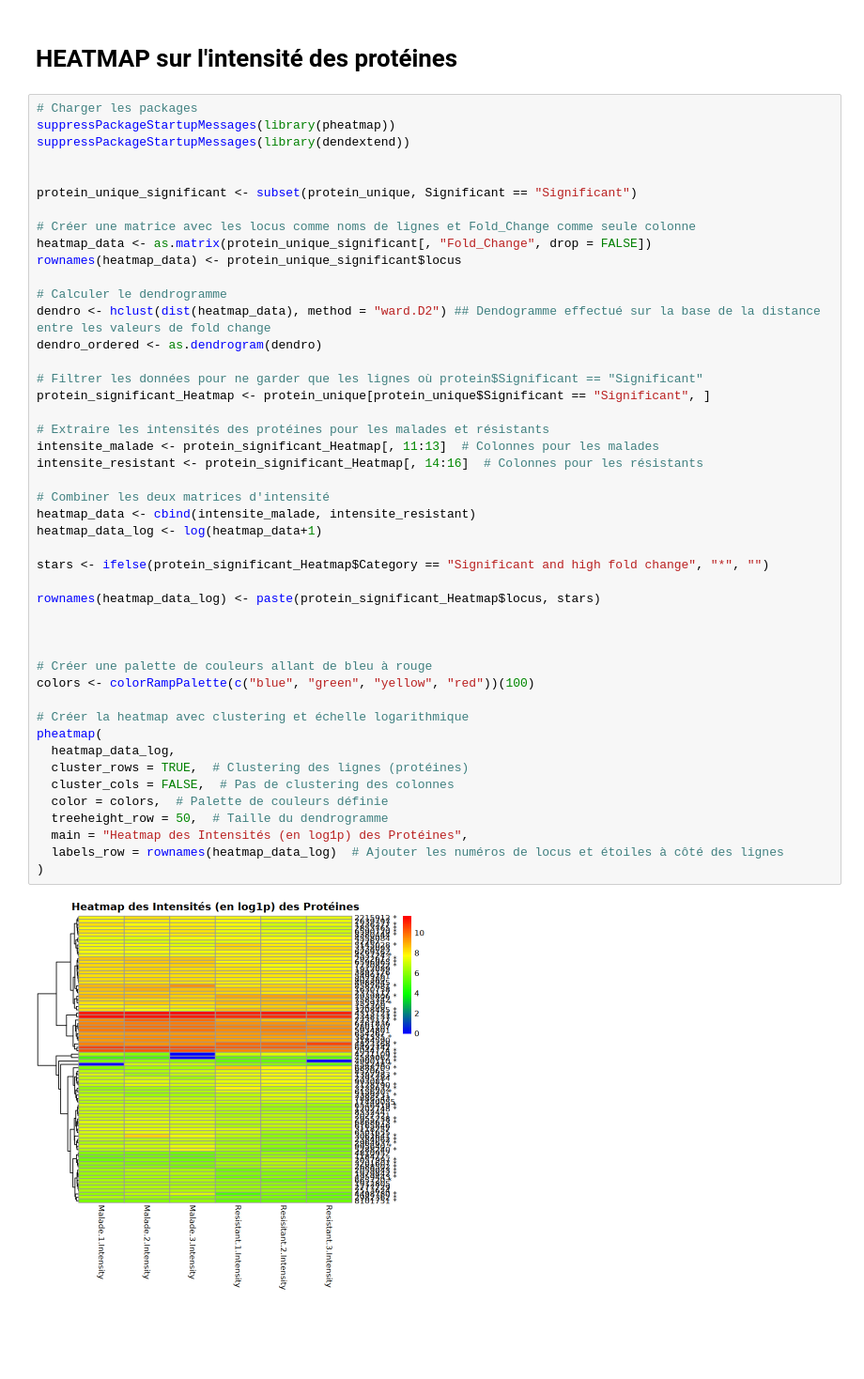
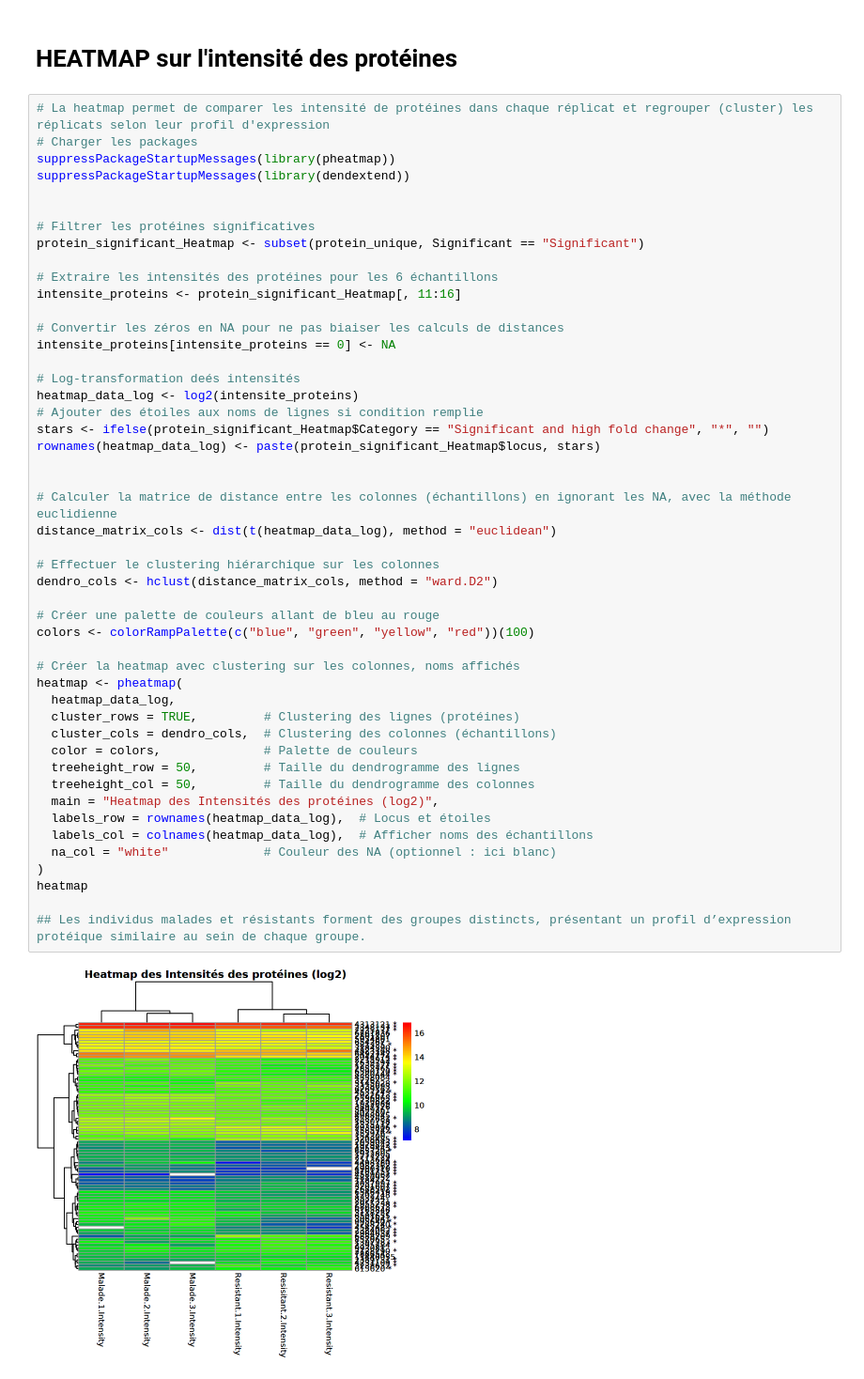
Before and after one commit to LouisePyrosoma/Project_Ruditapes_philippinarium, a Jupyter notebook: 1_selection_proteines.ipynb, the cells around one changed output. Shown: that part at 94% size. Cells and saved outputs as stored; diff of their text form; blank space fills up the shorter version.

Commit message:
Version_finale_projet_FAIR_Ruditapes
Ensemble des données destinées à ReFAIR l'étude Morgan Smits, 2020 sur les profils protéiques de Ruditapes decussatus face à Vibrio tapetis

```diff
--- a/1_selection_proteines.ipynb
+++ b/1_selection_proteines.ipynb
@@ -124,50 +134,52 @@ Warning message:
 # %% [markdown]
 # HEATMAP sur l'intensité des protéines
 # %%
+# La heatmap permet de comparer les intensité de protéines dans chaque réplicat et regrouper (cluster) les réplicats selon leur profil d'expression
 # Charger les packages
 suppressPackageStartupMessages(library(pheatmap))
 suppressPackageStartupMessages(library(dendextend))
 
 
-protein_unique_significant <- subset(protein_unique, Significant == "Significant")
+# Filtrer les protéines significatives
+protein_significant_Heatmap <- subset(protein_unique, Significant == "Significant")
 
-# Créer une matrice avec les locus comme noms de lignes et Fold_Change comme seule colonne
-heatmap_data <- as.matrix(protein_unique_significant[, "Fold_Change", drop = FALSE])
-rownames(heatmap_data) <- protein_unique_significant$locus
+# Extraire les intensités des protéines pour les 6 échantillons
+intensite_proteins <- protein_significant_Heatmap[, 11:16]
 
-# Calculer le dendrogramme
-dendro <- hclust(dist(heatmap_data), method = "ward.D2") ## Dendogramme effectué sur la base de la distance entre les valeurs de fold change
-dendro_ordered <- as.dendrogram(dendro)
+# Convertir les zéros en NA pour ne pas biaiser les calculs de distances
+intensite_proteins[intensite_proteins == 0] <- NA
 
-# Filtrer les données pour ne garder que les lignes où protein$Significant == "Significant"
-protein_significant_Heatmap <- protein_unique[protein_unique$Significant == "Significant", ]
-
-# Extraire les intensités des protéines pour les malades et résistants
-intensite_malade <- protein_significant_Heatmap[, 11:13]  # Colonnes pour les malades
-intensite_resistant <- protein_significant_Heatmap[, 14:16]  # Colonnes pour les résistants
-
-# Combiner les deux matrices d'intensité
-heatmap_data <- cbind(intensite_malade, intensite_resistant)
-heatmap_data_log <- log(heatmap_data+1)
-
+# Log-transformation deés intensités
+heatmap_data_log <- log2(intensite_proteins)
+# Ajouter des étoiles aux noms de lignes si condition remplie
 stars <- ifelse(protein_significant_Heatmap$Category == "Significant and high fold change", "*", "")
-
 rownames(heatmap_data_log) <- paste(protein_significant_Heatmap$locus, stars)
 
 
+# Calculer la matrice de distance entre les colonnes (échantillons) en ignorant les NA, avec la méthode euclidienne
+distance_matrix_cols <- dist(t(heatmap_data_log), method = "euclidean")
 
-# Créer une palette de couleurs allant de bleu à rouge
+# Effectuer le clustering hiérarchique sur les colonnes
+dendro_cols <- hclust(distance_matrix_cols, method = "ward.D2")
+
+# Créer une palette de couleurs allant de bleu au rouge
 colors <- colorRampPalette(c("blue", "green", "yellow", "red"))(100)
 
-# Créer la heatmap avec clustering et échelle logarithmique
-pheatmap(
+# Créer la heatmap avec clustering sur les colonnes, noms affichés
+heatmap <- pheatmap(
   heatmap_data_log,
-  cluster_rows = TRUE,  # Clustering des lignes (protéines)
-  cluster_cols = FALSE,  # Pas de clustering des colonnes
-  color = colors,  # Palette de couleurs définie
-  treeheight_row = 50,  # Taille du dendrogramme
-  main = "Heatmap des Intensités (en log1p) des Protéines",
-  labels_row = rownames(heatmap_data_log)  # Ajouter les numéros de locus et étoiles à côté des lignes
+  cluster_rows = TRUE,         # Clustering des lignes (protéines)
+  cluster_cols = dendro_cols,  # Clustering des colonnes (échantillons)
+  color = colors,              # Palette de couleurs
+  treeheight_row = 50,         # Taille du dendrogramme des lignes
+  treeheight_col = 50,         # Taille du dendrogramme des colonnes
+  main = "Heatmap des Intensités des protéines (log2)",
+  labels_row = rownames(heatmap_data_log),  # Locus et étoiles
+  labels_col = colnames(heatmap_data_log),  # Afficher noms des échantillons
+  na_col = "white"             # Couleur des NA (optionnel : ici blanc)
 )
+heatmap
+
+## Les individus malades et résistants forment des groupes distincts, présentant un profil d’expression protéique similaire au sein de chaque groupe.
 # %% [output]
-[figure, old version]
+[figure, new version]
```
Also changed, not shown: parts of 15 cells of this notebook, 5 other files.
